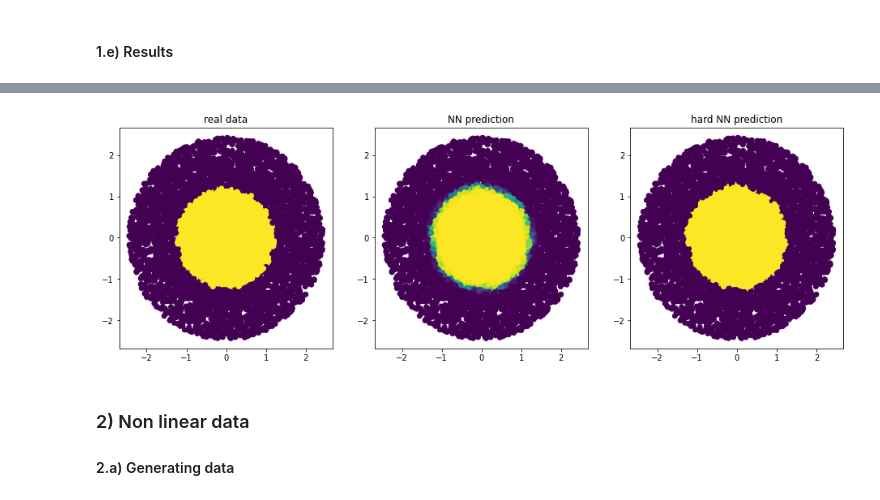
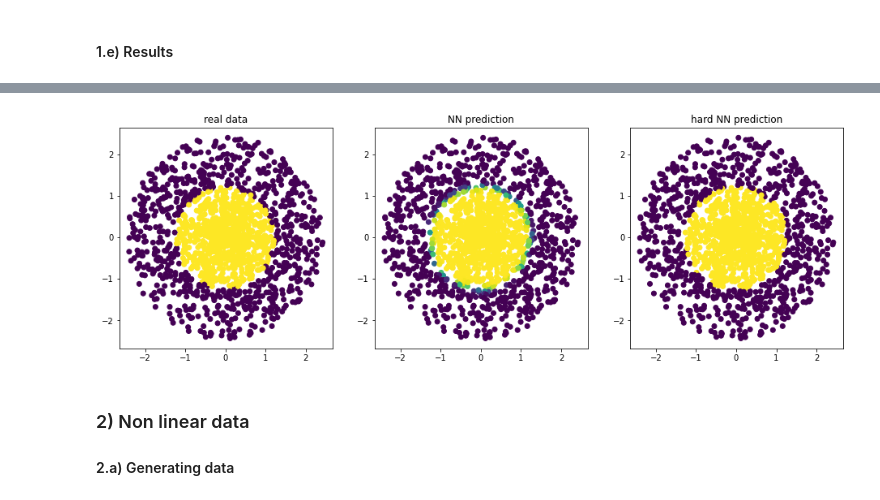
Before and after one commit to niklai99/LCP-modB, a Jupyter notebook: 02-DNN/02-DNN-4.ipynb, the cells around one changed output, grey strips where cells are left out. Saved outputs shown, nothing was run; the diff lists cells and outputs as text; code cells hidden in the pictures.

```diff
--- a/02-DNN/02-DNN-4.ipynb
+++ b/02-DNN/02-DNN-4.ipynb
@@ -40,7 +44,7 @@ def network_perf(fit):
 
     plt.show()
 
-def pred_comp(x, network):
+def pred_comp(x, y, network):
     pred = network.predict(x)
     # if pred-label > 0.5 ==> pred-label==1
     pred_binary = pred.copy()
@@ -51,19 +55,19 @@ def pred_comp(x, network):
     if x.shape[1] == 2:
         fig, ax = plt.subplots(nrows=1, ncols=3,figsize=(16,5))
         # real data
-        ax[0].scatter(x_scaled[:,0], x_scaled[:,1], c=y)
+        ax[0].scatter(x[:,0], x[:,1], c=y)
         # NN prediction
-        ax[1].scatter(x_scaled[:,0], x_scaled[:,1], c=pred)
+        ax[1].scatter(x[:,0], x[:,1], c=pred)
         # hard NN prediction
-        ax[2].scatter(x_scaled[:,0], x_scaled[:,1], c=pred_binary)
+        ax[2].scatter(x[:,0], x[:,1], c=pred_binary)
     elif x.shape[1] == 3:
         fig = plt.figure(figsize=(16,5))
         ax = (fig.add_subplot(1, 3, 1, projection='3d'),
               fig.add_subplot(1, 3, 2, projection='3d'),
               fig.add_subplot(1, 3, 3, projection='3d'))
-        ax[0].scatter3D(x_scaled[:,0], x_scaled[:,1], x_scaled[:,2], c=y, alpha=0.3)
-        ax[1].scatter3D(x_scaled[:,0], x_scaled[:,1], x_scaled[:,2], c=pred, alpha=0.3)
-        ax[2].scatter3D(x_scaled[:,0], x_scaled[:,1], x_scaled[:,2], c=pred_binary, alpha=0.3)
+        ax[0].scatter3D(x[:,0], x[:,1], x[:,2], c=y, alpha=0.3)
+        ax[1].scatter3D(x[:,0], x[:,1], x[:,2], c=pred, alpha=0.3)
+        ax[2].scatter3D(x[:,0], x[:,1], x[:,2], c=pred_binary, alpha=0.3)
 
     ax[0].set_title("real data")
     ax[1].set_title("NN prediction")
@@ -207,7 +211,7 @@ test loss, test acc: [0.03095809370279312, 0.9868749976158142]
 # %%
-pred_comp(x_scaled, first_net)
+pred_comp(test_data, test_labels, first_net)
 # %% [output]
-[figure, old version]
+[figure, new version]
 # %% [markdown]
 ### 2) Non linear data
 #### 2.a) Generating data
```
Also changed, not shown: parts of 30 cells of this notebook, 5 other files.
